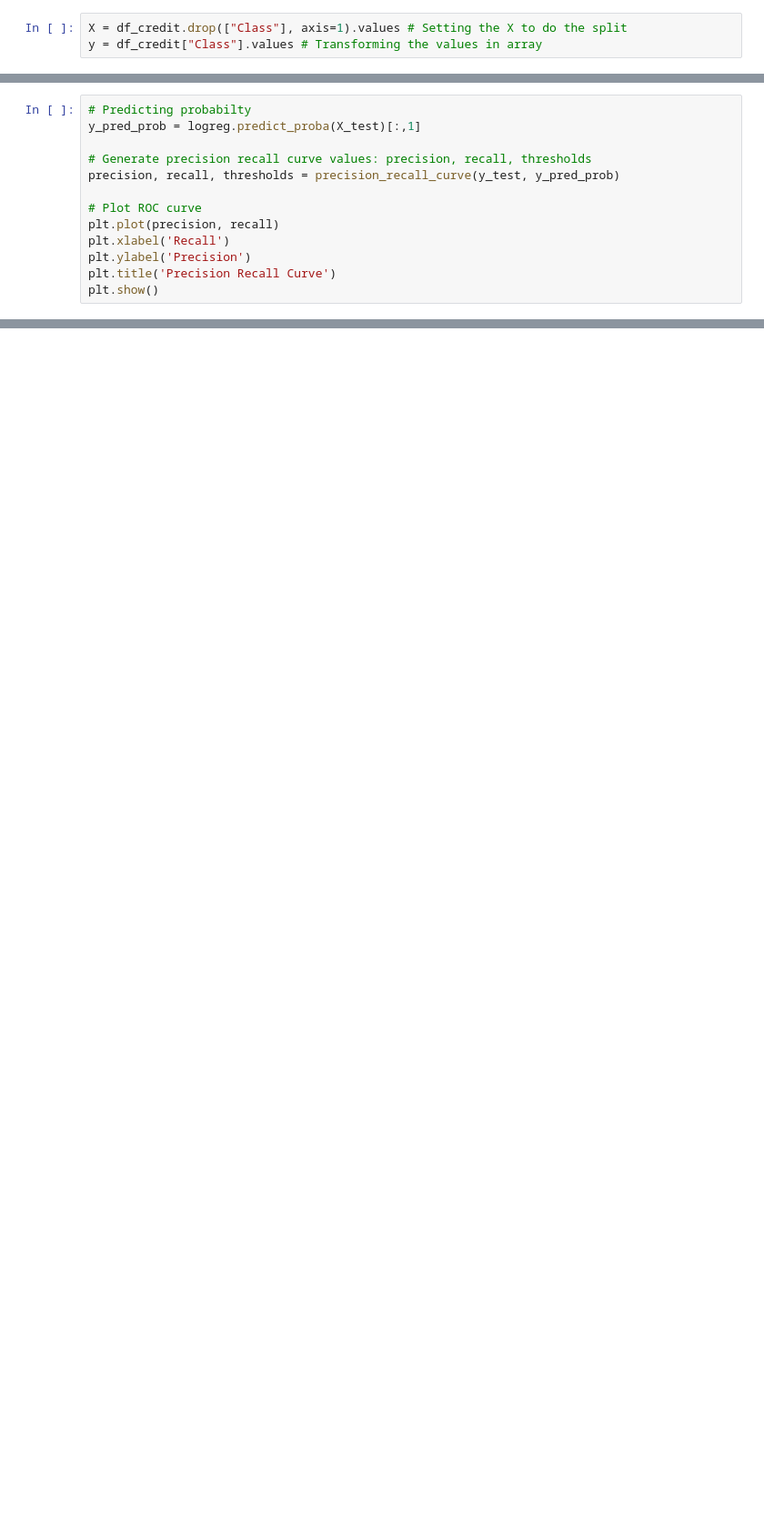
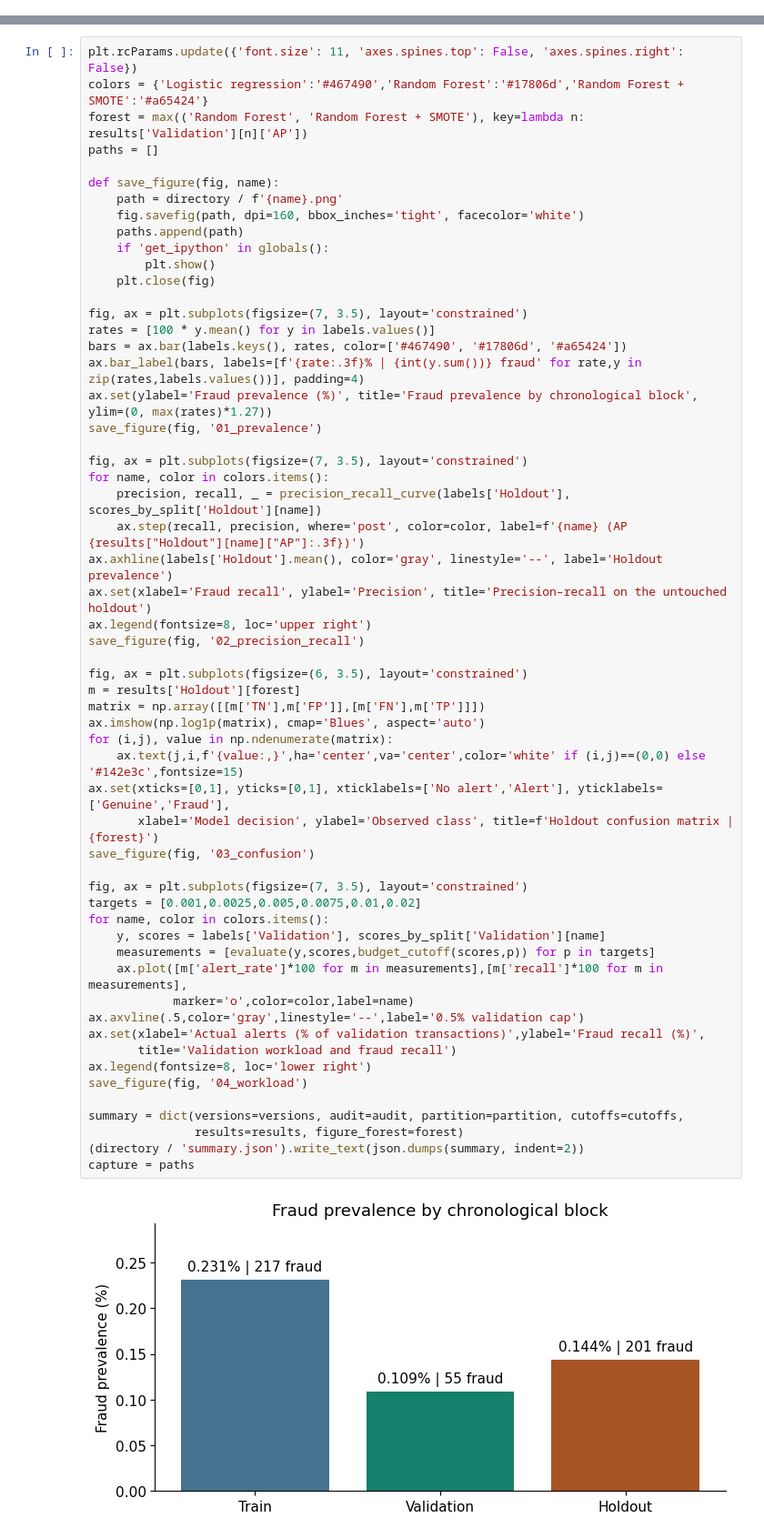
Before and after one commit to abammidi/datascience_projects, a Jupyter notebook: 10-optimizing-fraud-detection-card-transactions/optimizing_fraud_detection_card_transactions.ipynb, the cells around one changed output, grey strips where cells are left out. Shown at 91% size. Cells and saved outputs as stored; diff of their text form; blank space fills up the shorter version.

```diff
--- a/10-optimizing-fraud-detection-card-transactions/optimizing_fraud_detection_card_transactions.ipynb
+++ b/10-optimizing-fraud-detection-card-transactions/optimizing_fraud_detection_card_transactions.ipynb
@@ -296,3 +0,0 @@ from sklearn.metrics import precision_score, recall_score, fbeta_score, confusio
-# %%
-X = df_credit.drop(["Class"], axis=1).values # Setting the X to do the split
-y = df_credit["Class"].values # Transforming the values in array
@@ -570,13 +0,0 @@ __Precision-Recall (PR) Curve__: In imbalanced datasets, the PR curve is more in
-# %%
-# Predicting probabilty
-y_pred_prob = logreg.predict_proba(X_test)[:,1]
-
-# Generate precision recall curve values: precision, recall, thresholds
-precision, recall, thresholds = precision_recall_curve(y_test, y_pred_prob)
-
-# Plot ROC curve
-plt.plot(precision, recall)
-plt.xlabel('Recall')
-plt.ylabel('Precision')
-plt.title('Precision Recall Curve')
-plt.show()
@@ -588,0 +178,59 @@ The project demonstrates a high level of technical proficiency by moving beyond
+# %%
+plt.rcParams.update({'font.size': 11, 'axes.spines.top': False, 'axes.spines.right': False})
+colors = {'Logistic regression':'#467490','Random Forest':'#17806d','Random Forest + SMOTE':'#a65424'}
+forest = max(('Random Forest', 'Random Forest + SMOTE'), key=lambda n: results['Validation'][n]['AP'])
+paths = []
+
+def save_figure(fig, name):
+    path = directory / f'{name}.png'
+    fig.savefig(path, dpi=160, bbox_inches='tight', facecolor='white')
+    paths.append(path)
+    if 'get_ipython' in globals():
+        plt.show()
+    plt.close(fig)
+
+fig, ax = plt.subplots(figsize=(7, 3.5), layout='constrained')
+rates = [100 * y.mean() for y in labels.values()]
+bars = ax.bar(labels.keys(), rates, color=['#467490', '#17806d', '#a65424'])
+ax.bar_label(bars, labels=[f'{rate:.3f}% | {int(y.sum())} fraud' for rate,y in zip(rates,labels.values())], padding=4)
+ax.set(ylabel='Fraud prevalence (%)', title='Fraud prevalence by chronological block', ylim=(0, max(rates)*1.27))
+save_figure(fig, '01_prevalence')
+
+fig, ax = plt.subplots(figsize=(7, 3.5), layout='constrained')
+for name, color in colors.items():
+    precision, recall, _ = precision_recall_curve(labels['Holdout'], scores_by_split['Holdout'][name])
+    ax.step(recall, precision, where='post', color=color, label=f'{name} (AP {results["Holdout"][name]["AP"]:.3f})')
+ax.axhline(labels['Holdout'].mean(), color='gray', linestyle='--', label='Holdout prevalence')
+ax.set(xlabel='Fraud recall', ylabel='Precision', title='Precision–recall on the untouched holdout')
+ax.legend(fontsize=8, loc='upper right')
+save_figure(fig, '02_precision_recall')
+
+fig, ax = plt.subplots(figsize=(6, 3.5), layout='constrained')
+m = results['Holdout'][forest]
+matrix = np.array([[m['TN'],m['FP']],[m['FN'],m['TP']]])
+ax.imshow(np.log1p(matrix), cmap='Blues', aspect='auto')
+for (i,j), value in np.ndenumerate(matrix):
+    ax.text(j,i,f'{value:,}',ha='center',va='center',color='white' if (i,j)==(0,0) else '#142e3c',fontsize=15)
+ax.set(xticks=[0,1], yticks=[0,1], xticklabels=['No alert','Alert'], yticklabels=['Genuine','Fraud'],
+       xlabel='Model decision', ylabel='Observed class', title=f'Holdout confusion matrix | {forest}')
+save_figure(fig, '03_confusion')
+
+fig, ax = plt.subplots(figsize=(7, 3.5), layout='constrained')
+targets = [0.001,0.0025,0.005,0.0075,0.01,0.02]
+for name, color in colors.items():
+    y, scores = labels['Validation'], scores_by_split['Validation'][name]
+    measurements = [evaluate(y,scores,budget_cutoff(scores,p)) for p in targets]
+    ax.plot([m['alert_rate']*100 for m in measurements],[m['recall']*100 for m in measurements],
+            marker='o',color=color,label=name)
+ax.axvline(.5,color='gray',linestyle='--',label='0.5% validation cap')
+ax.set(xlabel='Actual alerts (% of validation transactions)',ylabel='Fraud recall (%)',
+       title='Validation workload and fraud recall')
+ax.legend(fontsize=8, loc='lower right')
+save_figure(fig, '04_workload')
+
+summary = dict(versions=versions, audit=audit, partition=partition, cutoffs=cutoffs,
+               results=results, figure_forest=forest)
+(directory / 'summary.json').write_text(json.dumps(summary, indent=2))
+capture = paths
+# %% [output]
+[figure, added]
```
Also changed, not shown: parts of 73 cells of this notebook, 1 other file.
